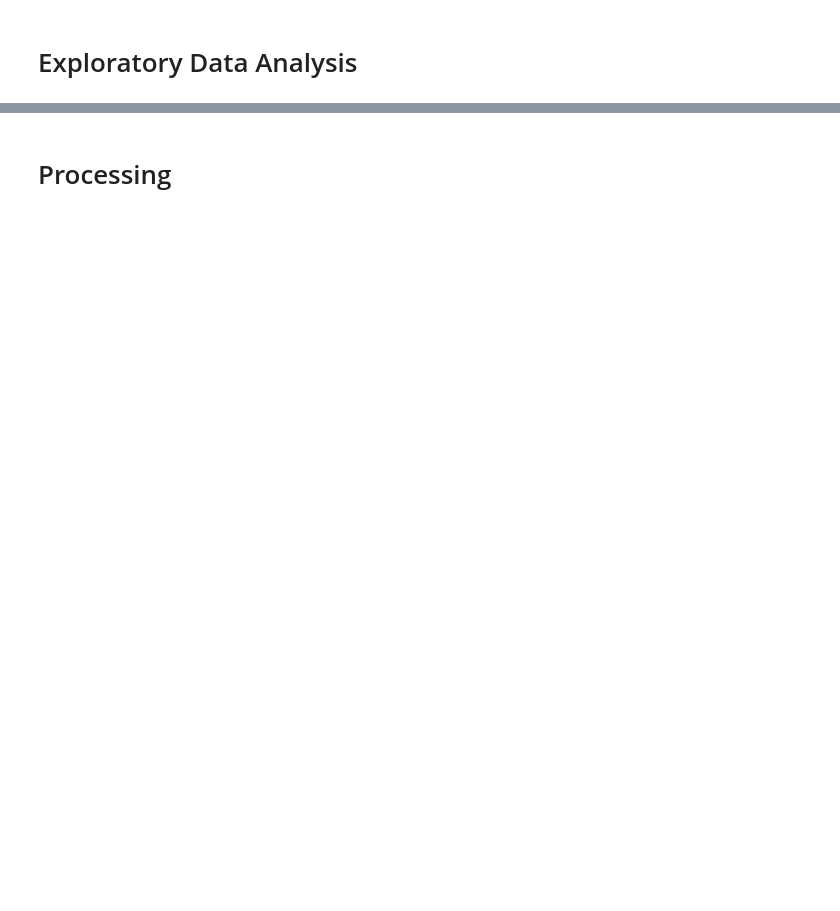
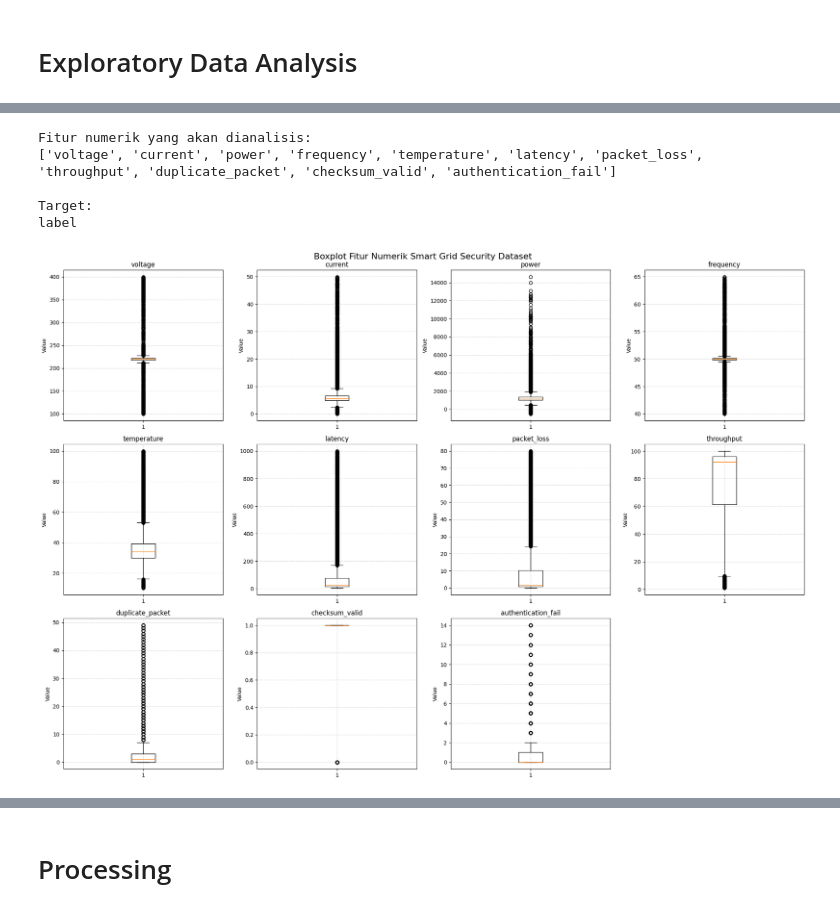
Before and after one commit to rrrambatsigma/project-kda-kelompok3, a Jupyter notebook: notebook/TemplatePipelinePrediksi.ipynb, the cells around one changed output, grey strips where cells are left out. Drawn from its saved outputs; the diff is of its cells as text; code cells hidden in the pictures; blank space fills up the shorter version.

```diff
--- a/notebook/TemplatePipelinePrediksi.ipynb
+++ b/notebook/TemplatePipelinePrediksi.ipynb
@@ -59,0 +87,9 @@ dataset.head()
+# %%
+# Load dataset utama dari folder data/raw
+data = pd.read_csv(DATASET_PATH)
+
+print("Dataset berhasil dimuat.")
+print("Path dataset :", DATASET_PATH)
+print("Shape dataset:", data.shape)
+
+display(data.head())
@@ -67,0 +402,64 @@ dataset.isna().sum()
+# %%
+numeric_feature_columns = [
+    "voltage",
+    "current",
+    "power",
+    "frequency",
+    "temperature",
+    "latency",
+    "packet_loss",
+    "throughput",
+    "duplicate_packet",
+    "checksum_valid",
+    "authentication_fail"
+]
+
+target_column = "label"
+
+print("Fitur numerik yang akan dianalisis:")
+print(numeric_feature_columns)
+
+print("\nTarget:")
+print(target_column)
+# %% [output]
+Fitur numerik yang akan dianalisis:
+['voltage', 'current', 'power', 'frequency', 'temperature', 'latency', 'packet_loss', 'throughput', 'duplicate_packet', 'checksum_valid', 'authentication_fail']
+
+Target:
+label
+# %%
+num_features = len(numeric_feature_columns)
+
+n_cols = 4
+n_rows = math.ceil(num_features / n_cols)
+
+fig, axes = plt.subplots(
+    n_rows,
+    n_cols,
+    figsize=(20, 14)
+)
+
+axes = axes.flatten()
+
+for i, col in enumerate(numeric_feature_columns):
+    axes[i].boxplot(
+        data[col].dropna(),
+        vert=True
+    )
+
+    axes[i].set_title(col)
+    axes[i].set_ylabel("Value")
+    axes[i].grid(True, linestyle="--", alpha=0.5)
+
+for j in range(num_features, len(axes)):
+    fig.delaxes(axes[j])
+
+plt.suptitle(
+    "Boxplot Fitur Numerik Smart Grid Security Dataset",
+    fontsize=16
+)
+
+plt.tight_layout()
+plt.show()
+# %% [output]
+[figure, added]
```
Also changed, not shown: parts of 164 cells of this notebook, 10 other files.
